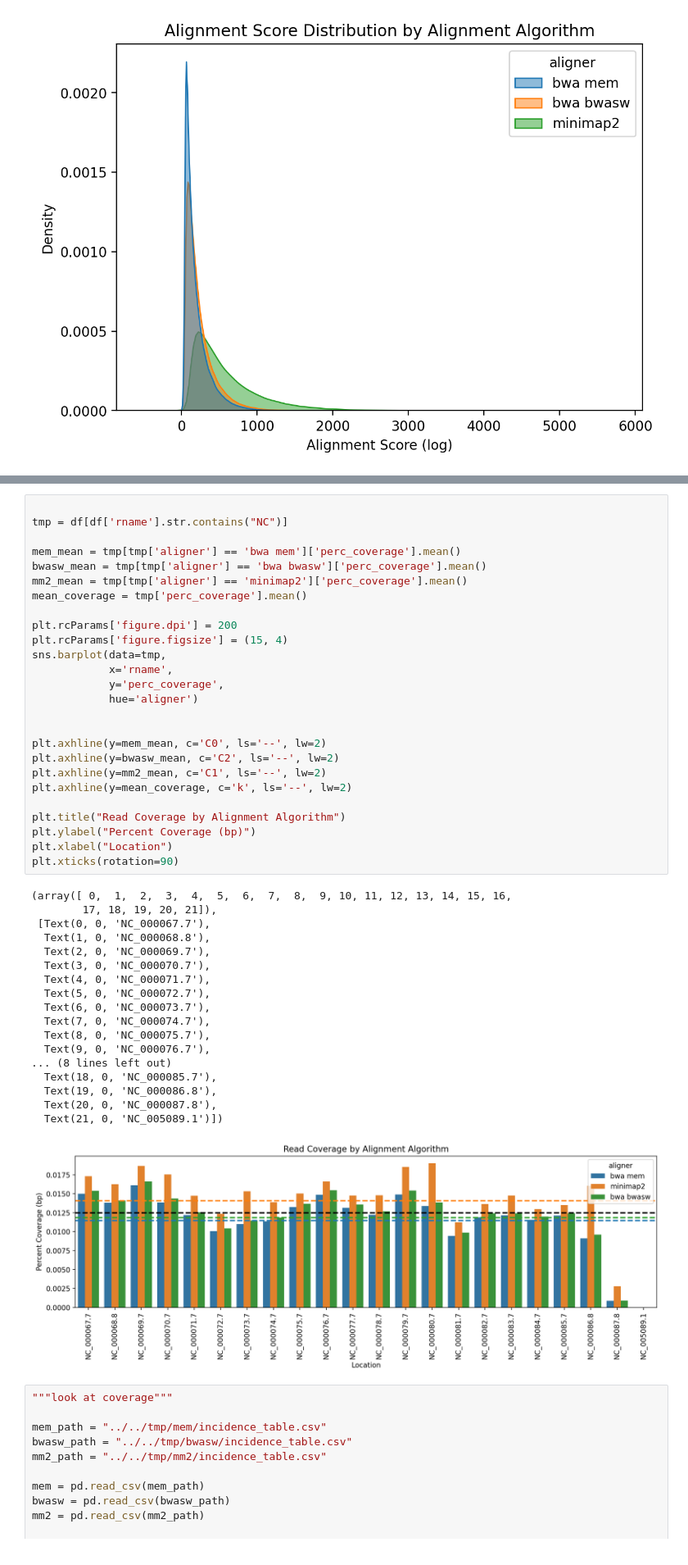
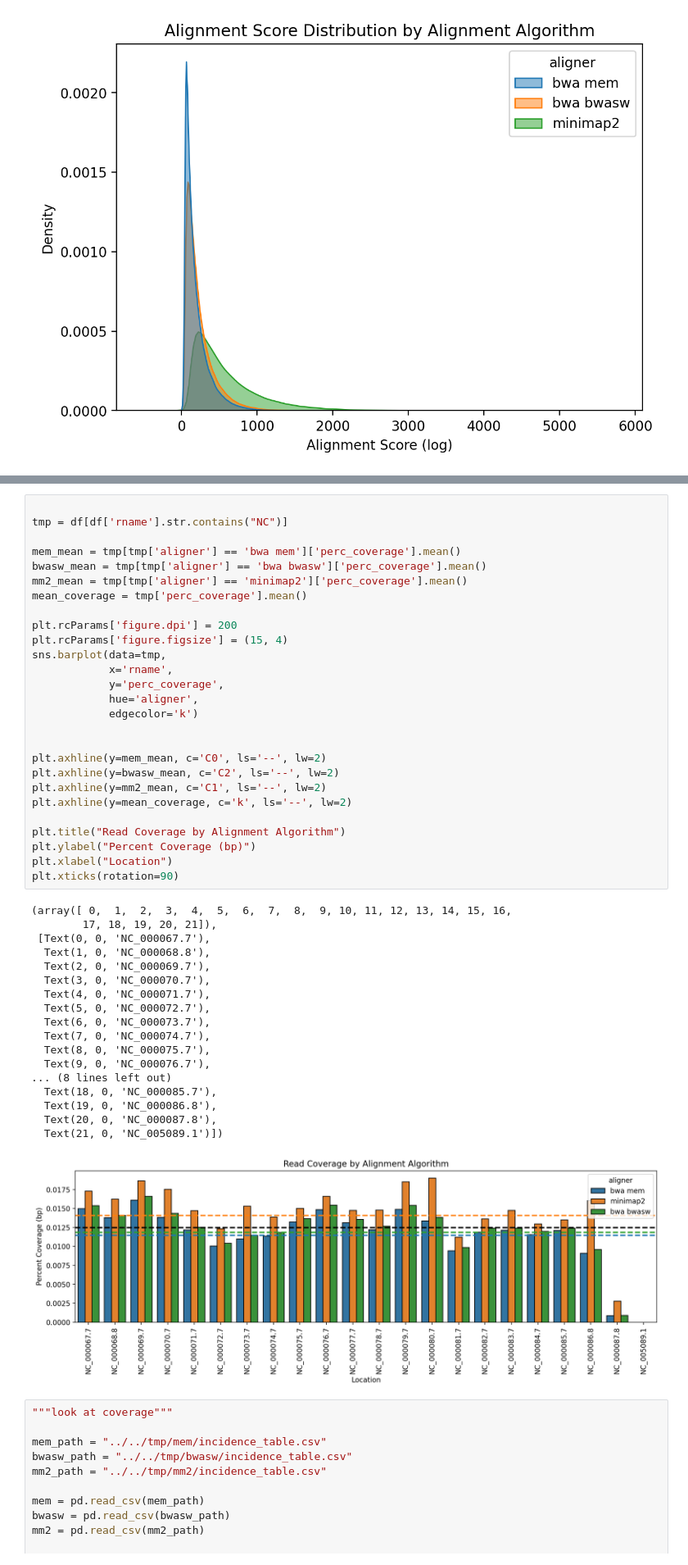
Before and after one commit to CooperStansbury/single_cell_poreC, a Jupyter notebook: alignment_comparisons/alignment_comparison.ipynb, the cells around one changed output, grey strips where cells are left out. Shown at 82% size. Drawn from its saved outputs; the diff is of its cells as text.

```diff
--- a/alignment_comparisons/alignment_comparison.ipynb
+++ b/alignment_comparisons/alignment_comparison.ipynb
@@ -133,37 +134,38 @@ plt.rcParams['figure.figsize'] = (15, 4)
 sns.barplot(data=tmp,
             x='rname',
             y='perc_coverage',
-            hue='aligner')
+            hue='aligner',
+            edgecolor='k')
 
 
 plt.axhline(y=mem_mean, c='C0', ls='--', lw=2)
 plt.axhline(y=bwasw_mean, c='C2', ls='--', lw=2)
 plt.axhline(y=mm2_mean, c='C1', ls='--', lw=2)
 plt.axhline(y=mean_coverage, c='k', ls='--', lw=2)
 
 plt.title("Read Coverage by Alignment Algorithm")
 plt.ylabel("Percent Coverage (bp)")
 plt.xlabel("Location")
 plt.xticks(rotation=90)
 # %% [output]
 (array([ 0,  1,  2,  3,  4,  5,  6,  7,  8,  9, 10, 11, 12, 13, 14, 15, 16,
         17, 18, 19, 20, 21]),
  [Text(0, 0, 'NC_000067.7'),
   Text(1, 0, 'NC_000068.8'),
   Text(2, 0, 'NC_000069.7'),
   Text(3, 0, 'NC_000070.7'),
   Text(4, 0, 'NC_000071.7'),
   Text(5, 0, 'NC_000072.7'),
   Text(6, 0, 'NC_000073.7'),
   Text(7, 0, 'NC_000074.7'),
   Text(8, 0, 'NC_000075.7'),
   Text(9, 0, 'NC_000076.7'),
 ... (8 lines left out)
   Text(18, 0, 'NC_000085.7'),
   Text(19, 0, 'NC_000086.8'),
   Text(20, 0, 'NC_000087.8'),
   Text(21, 0, 'NC_005089.1')])
-[figure, old version]
+[figure, new version]
 # %%
 """look at coverage"""
 
```
Also changed, not shown: parts of 9 cells of this notebook, 3 other files.
